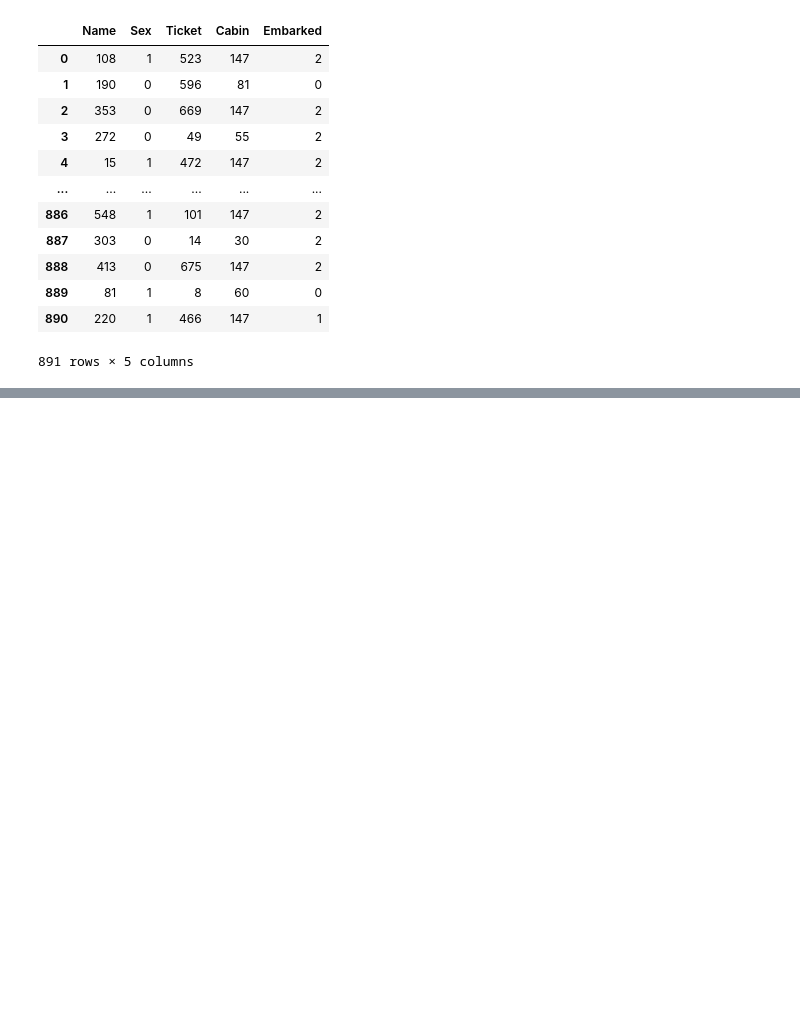
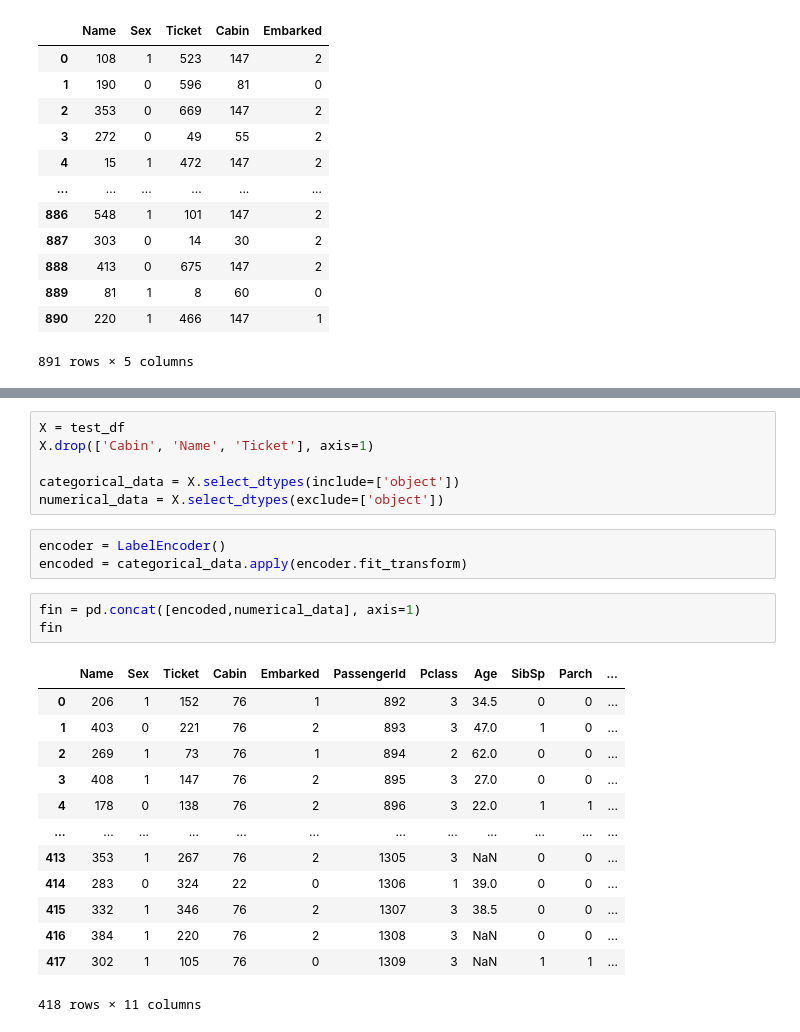
Before and after one commit to nassimaliou/kaggle_Titanic_ML_competition, a Jupyter notebook: notebook.ipynb, the cells around one changed output, grey strips where cells are left out. Cells and saved outputs as stored; diff of their text form; blank space fills up the shorter version.

```diff
--- a/notebook.ipynb
+++ b/notebook.ipynb
@@ -162,0 +183,26 @@ for train_ix, test_ix in kfold.split(fin, y):
+# %%
+X = test_df
+X.drop(['Cabin', 'Name', 'Ticket'], axis=1)
+
+categorical_data = X.select_dtypes(include=['object'])
+numerical_data = X.select_dtypes(exclude=['object'])
+# %%
+encoder = LabelEncoder()
+encoded = categorical_data.apply(encoder.fit_transform)
+# %%
+fin = pd.concat([encoded,numerical_data], axis=1)
+fin
+# %% [output]
+|  | Name | Sex | Ticket | Cabin | Embarked | PassengerId | Pclass | Age | SibSp | Parch | ... |
+| 0 | 206 | 1 | 152 | 76 | 1 | 892 | 3 | 34.5 | 0 | 0 | ... |
+| 1 | 403 | 0 | 221 | 76 | 2 | 893 | 3 | 47.0 | 1 | 0 | ... |
+| 2 | 269 | 1 | 73 | 76 | 1 | 894 | 2 | 62.0 | 0 | 0 | ... |
+| 3 | 408 | 1 | 147 | 76 | 2 | 895 | 3 | 27.0 | 0 | 0 | ... |
+| 4 | 178 | 0 | 138 | 76 | 2 | 896 | 3 | 22.0 | 1 | 1 | ... |
+| ... | ... | ... | ... | ... | ... | ... | ... | ... | ... | ... | ... |
+| 413 | 353 | 1 | 267 | 76 | 2 | 1305 | 3 | NaN | 0 | 0 | ... |
+| 414 | 283 | 0 | 324 | 22 | 0 | 1306 | 1 | 39.0 | 0 | 0 | ... |
+| 415 | 332 | 1 | 346 | 76 | 2 | 1307 | 3 | 38.5 | 0 | 0 | ... |
+| 416 | 384 | 1 | 220 | 76 | 2 | 1308 | 3 | NaN | 0 | 0 | ... |
+| 417 | 302 | 1 | 105 | 76 | 0 | 1309 | 3 | NaN | 1 | 1 | ... |
+418 rows × 11 columns
```
Also changed, not shown: parts of 12 cells of this notebook.
